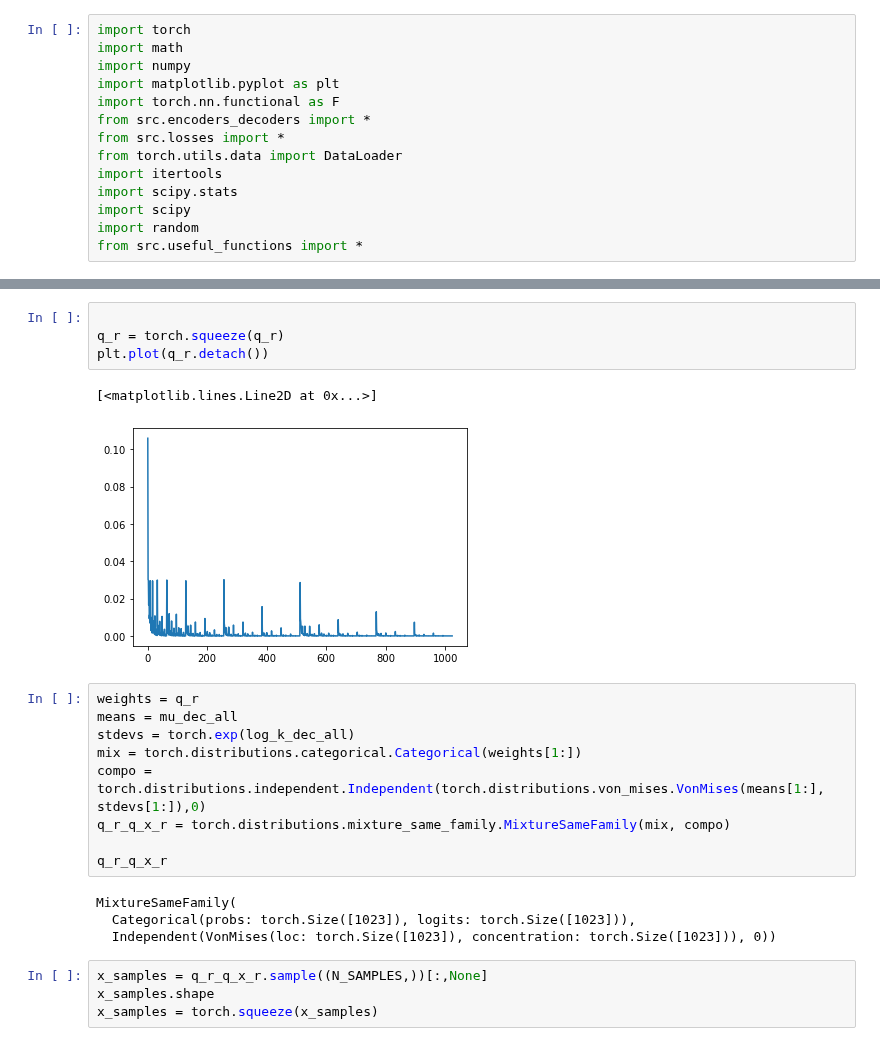
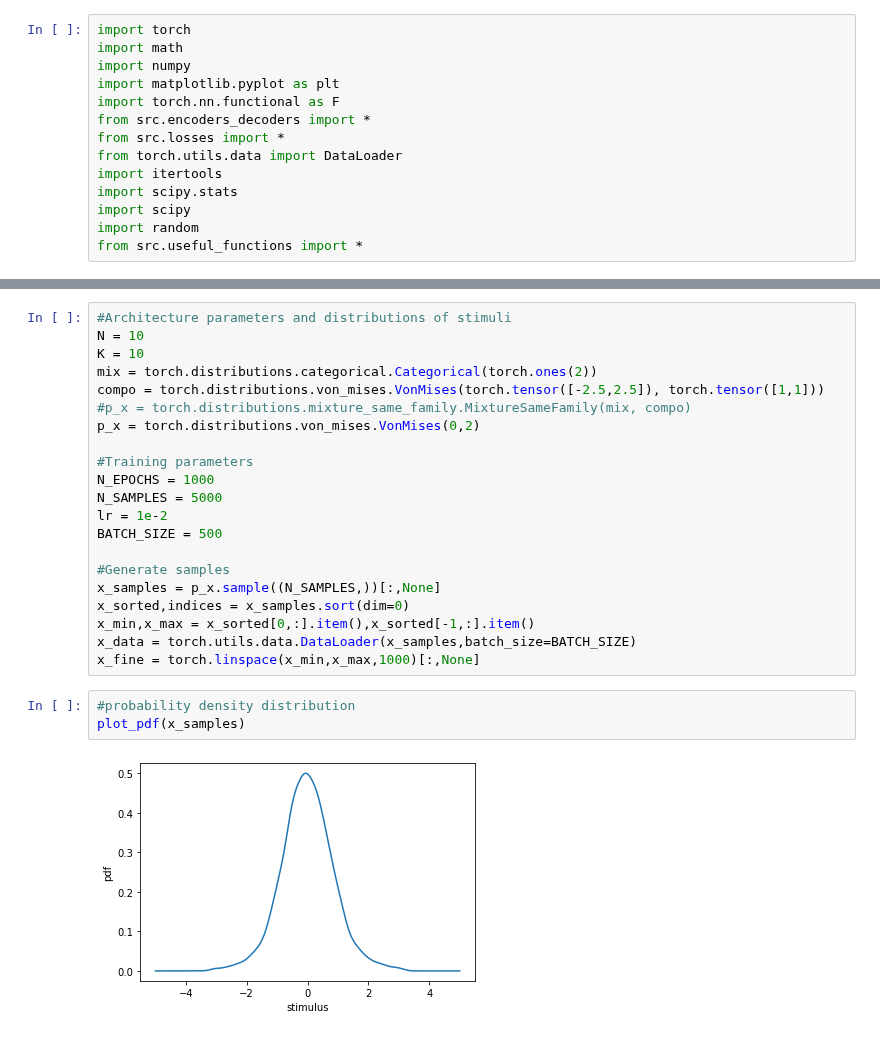
Before and after one commit to simonebmalerba/neural_VAE, a Jupyter notebook: ISING prior/Pre-trained_dec.ipynb, the cells around one changed output, grey strips where cells are left out. Cells and saved outputs as stored; diff of their text form.

```diff
--- a/ISING prior/Pre-trained_dec.ipynb
+++ b/ISING prior/Pre-trained_dec.ipynb
@@ -294,24 +19,26 @@ mu_dec_all,log_k_dec_all = dec(r_all)
-# %%
-
-q_r = torch.squeeze(q_r)
-plt.plot(q_r.detach())
-# %% [output]
-[<matplotlib.lines.Line2D at 0x...>]
-[figure, removed]
-# %%
-weights = q_r
-means = mu_dec_all
-stdevs = torch.exp(log_k_dec_all)
-mix = torch.distributions.categorical.Categorical(weights[1:])
-compo = torch.distributions.independent.Independent(torch.distributions.von_mises.VonMises(means[1:], stdevs[1:]),0)
-q_r_q_x_r = torch.distributions.mixture_same_family.MixtureSameFamily(mix, compo)
-
-q_r_q_x_r
-# %% [output]
-MixtureSameFamily(
-  Categorical(probs: torch.Size([1023]), logits: torch.Size([1023])),
-  Independent(VonMises(loc: torch.Size([1023]), concentration: torch.Size([1023])), 0))
-# %%
-x_samples = q_r_q_x_r.sample((N_SAMPLES,))[:,None]
-x_samples.shape
-x_samples = torch.squeeze(x_samples)
+# %%
+#Architecture parameters and distributions of stimuli
+N = 10
+K = 10
+mix = torch.distributions.categorical.Categorical(torch.ones(2))
+compo = torch.distributions.von_mises.VonMises(torch.tensor([-2.5,2.5]), torch.tensor([1,1]))
+#p_x = torch.distributions.mixture_same_family.MixtureSameFamily(mix, compo)
+p_x = torch.distributions.von_mises.VonMises(0,2)
+
+#Training parameters
+N_EPOCHS = 1000
+N_SAMPLES = 5000
+lr = 1e-2
+BATCH_SIZE = 500
+
+#Generate samples
+x_samples = p_x.sample((N_SAMPLES,))[:,None]
+x_sorted,indices = x_samples.sort(dim=0)
+x_min,x_max = x_sorted[0,:].item(),x_sorted[-1,:].item()
+x_data = torch.utils.data.DataLoader(x_samples,batch_size=BATCH_SIZE)
+x_fine = torch.linspace(x_min,x_max,1000)[:,None]
+# %%
+#probability density distribution
+plot_pdf(x_samples)
+# %% [output]
+[figure, added]
```
Also changed, not shown: parts of 41 cells of this notebook, 6 other files.
